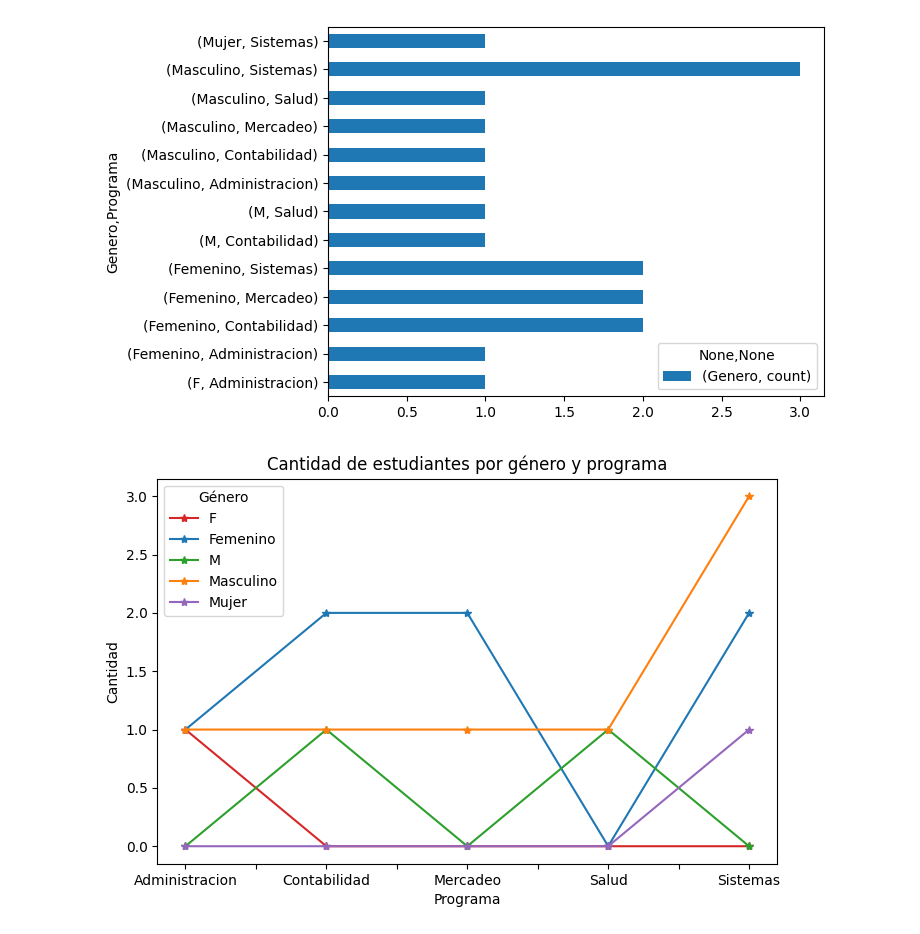
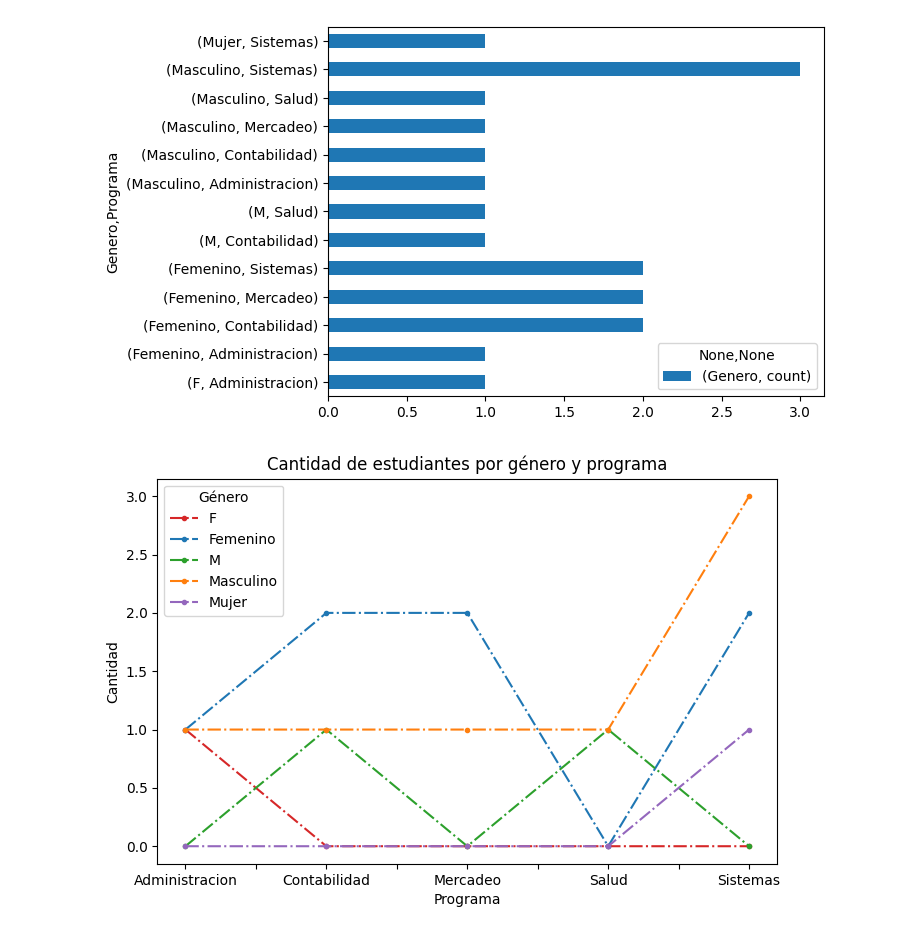
Before and after one commit to aperezn298/CienciaDatosSENA, a Jupyter notebook: 03AnalisisDatos/04EntendimientoDatos/07PracticaClaseEntendimiento.ipynb, the cells around one changed output. Saved outputs shown, nothing was run; the diff lists cells and outputs as text; code cells hidden in the pictures.

```diff
--- a/03AnalisisDatos/04EntendimientoDatos/07PracticaClaseEntendimiento.ipynb
+++ b/03AnalisisDatos/04EntendimientoDatos/07PracticaClaseEntendimiento.ipynb
@@ -123,26 +125,26 @@ est_prog_count.plot(kind='barh')
 # %%
 # 5. Graficaciones Matplotlib
 # NOTA: Cantidad de estudiantes por genero en cada programa
 
 bar_colors = ['tab:red', 'tab:blue', 'tab:green', 'tab:orange', 'tab:purple']
 
 # Agrupar por programa y género
 graf_est_gen_prog = dataset.groupby(['Programa', 'Genero']).size().unstack(fill_value=0)
 
 # Graficar directamente desde pandas (una línea por género)
 graf_est_gen_prog.plot(
     kind='line',
     color=bar_colors,
-    marker='*',
-    linestyle='solid',
+    marker='.',
+    linestyle='-.',
     figsize=(8,5),
     title='Cantidad de estudiantes por género y programa'
 )
 
 # Personalizar etiquetas
 plt.xlabel('Programa')
 plt.ylabel('Cantidad')
 plt.legend(title='Género')
 plt.show()
 # %% [output]
-[figure, old version]
+[figure, new version]
```
Also changed, not shown: parts of 9 cells of this notebook.
